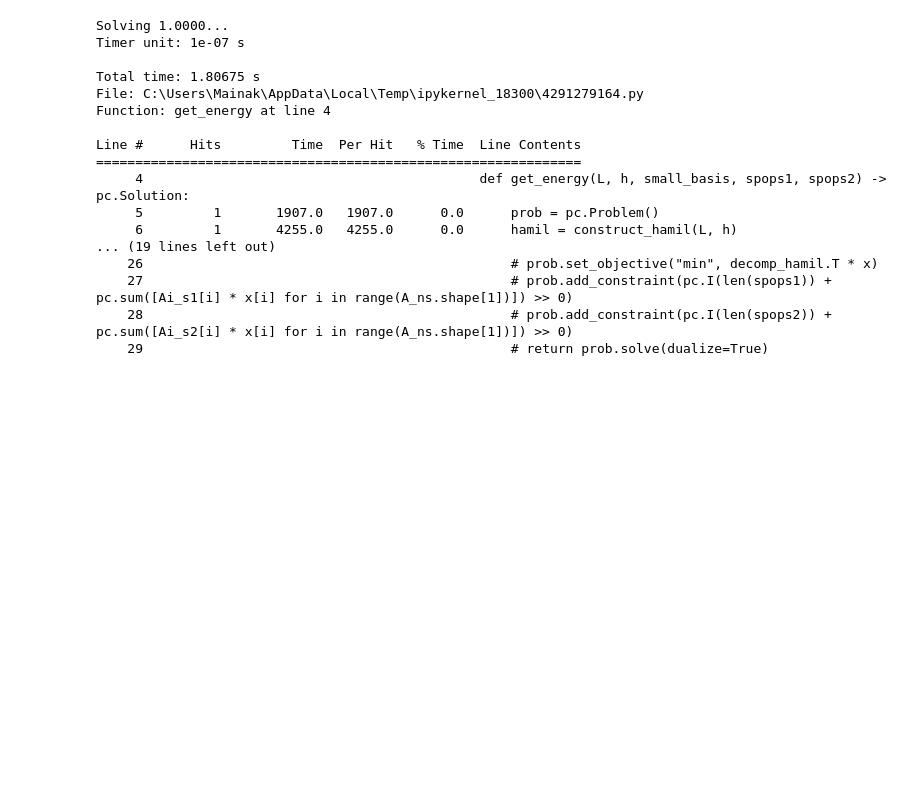
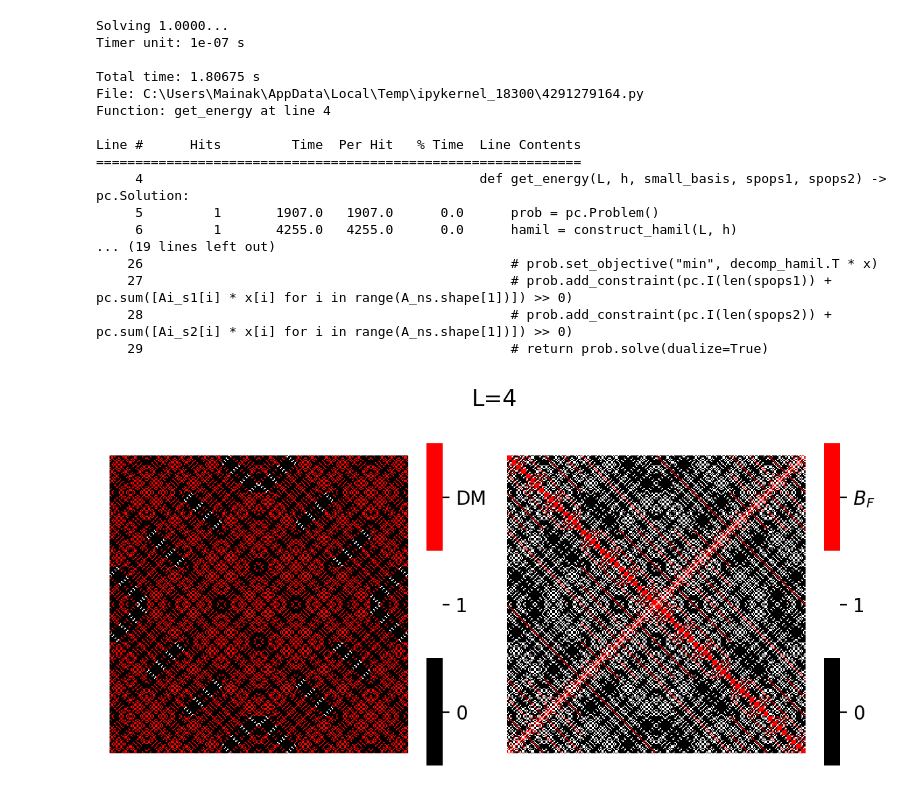
Before and after one commit to Newtech66/mtp-matrix-bootstrap, a Jupyter notebook: ising/ising-basis-reduction-experiments.ipynb, the cells around one changed output. Drawn from its saved outputs; the diff is of its cells as text; code cells hidden in the pictures; blank space fills up the shorter version.

```diff
--- a/ising/ising-basis-reduction-experiments.ipynb
+++ b/ising/ising-basis-reduction-experiments.ipynb
@@ -274,16 +353,11 @@ Line #      Hits         Time  Per Hit   % Time  Line Contents
     18         1       1307.0   1307.0      0.1          self._ops = list(self._opset)
     19         1       6159.0   6159.0      0.4          self._ops.sort()
 # %%
-def get_zero_ops(L, basis, small_basis):
+def get_zero_ops(L, small_basis):
     hamil = construct_hamil(L, 1)
     A = beta_independent_constraints(small_basis, hamil)
-    A_real_ns = null_space(1j * A)
-    zero_ops = set()
-    for i, op in enumerate(basis._ops):
-        if i == 0:
-            continue
-        if np.isclose(np.sum(A_real_ns[i - 1, :]), 0):
-            zero_ops.add(op)
+    A_ns = null_space(A)
+    zero_ops = set(np.where(np.all(np.isclose(A_ns, 0), axis=1))[0])
     return zero_ops
 
 def build_sparsity_matrix(basis: SiteBasis, zero_ops):
@@ -291,7 +365,9 @@ def build_sparsity_matrix(basis: SiteBasis, zero_ops):
     sparsity = np.ones((basis.size(), basis.size()), dtype=np.int8)
     for i, o1 in enumerate(basis._ops):
         for j, o2 in enumerate(basis._ops):
-            if small_basis.normalize(str(PauliString(o1) * PauliString(o2))) in zero_ops:
+            op = str(PauliString(o1) * PauliString(o2))
+            opr = small_basis.rank(op)
+            if opr - 1 in zero_ops:
                 sparsity[i, j] = 0
     return sparsity
 
@@ -324,19 +400,20 @@ def get_reorder(matrix):
     return n_cc, reord
 
 def reorder_by_cc(matrix):
-    reord = get_reorder(matrix)
+    _, reord = get_reorder(matrix)
     return matrix[:, reord][reord, :]
 
 def plot_heatmap(matrix, basis, ax):
-    print('Fraction of nonzeros:', len(np.nonzero(matrix)[0]) / basis.size() ** 2)
-    sns.heatmap(matrix, xticklabels=False, yticklabels=False, ax=ax)
+    # print('Fraction of nonzeros:', len(np.nonzero(matrix)[0]) / basis.size() ** 2)
+    sns.heatmap(matrix, xticklabels=False, yticklabels=False, ax=ax, cbar=False)
 # %%
-L = 2
+L = 4
 basis = SiteBasis(L)
-sparsity = build_sparsity_matrix(basis, get_zero_ops(L))
+small_basis = SiteBasis(L, True, True)
+sparsity = build_sparsity_matrix(basis, get_zero_ops(L, small_basis))
 reord_sparsity = reorder_by_cc(sparsity)
 small_basis = SiteBasis(L, use_rot=True, use_reflect=True)
-sparsity_small = build_sparsity_matrix(small_basis, get_zero_ops(L))
+sparsity_small = build_sparsity_matrix(small_basis, get_zero_ops(L, small_basis))
 reord_sparsity_small = reorder_by_cc(sparsity_small)
 phase = build_phase_matrix(basis, get_zero_ops(L))
 reord_phase = reorder_by_cc(phase)
@@ -563,0 +714,18 @@ Line #      Hits         Time  Per Hit   % Time  Line Contents
+# %%
+L = 4
+basis = SiteBasis(L)
+small_basis = SiteBasis(L, True, True)
+zero_ops = get_zero_ops(L, small_basis)
+sparsity = build_sparsity_matrix(basis, zero_ops)
+fig, axs = plt.subplots(1, 2, figsize=(6,3))
+# overlay_basis_on_heatmap(sparsity, basis, berbasis0(L), r'$B_0$', "red", axs)
+# overlay_basis_on_heatmap(sparsity, basis, berbasis0(L) | berbasis1(L), r'$B_1$', "red", axs[0, 1])
+# overlay_basis_on_heatmap(sparsity, basis, berbasis0(L) | berbasis2(L), r'$B_2$', "red", axs[1, 0])
+overlay_basis_on_heatmap(sparsity, basis, dm_basis(L), 'DM', "red", axs[0])
+overlay_basis_on_heatmap(sparsity, basis, berbasis0(L) | jw_basis(L), r'$B_F$', "red", axs[1])
+fig.set_dpi(200)
+fig.set_tight_layout(True)
+fig.suptitle(f'L={L}')
+fig.savefig(f'basis_cov_L{L}.png')
+# %% [output]
+[figure, added]
```
Also changed, not shown: parts of 14 cells of this notebook, 5 other files.
